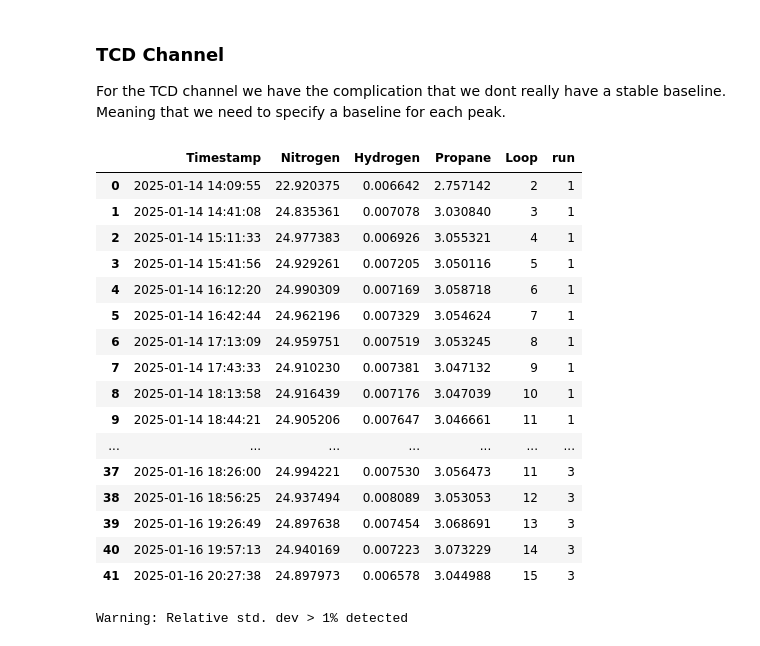
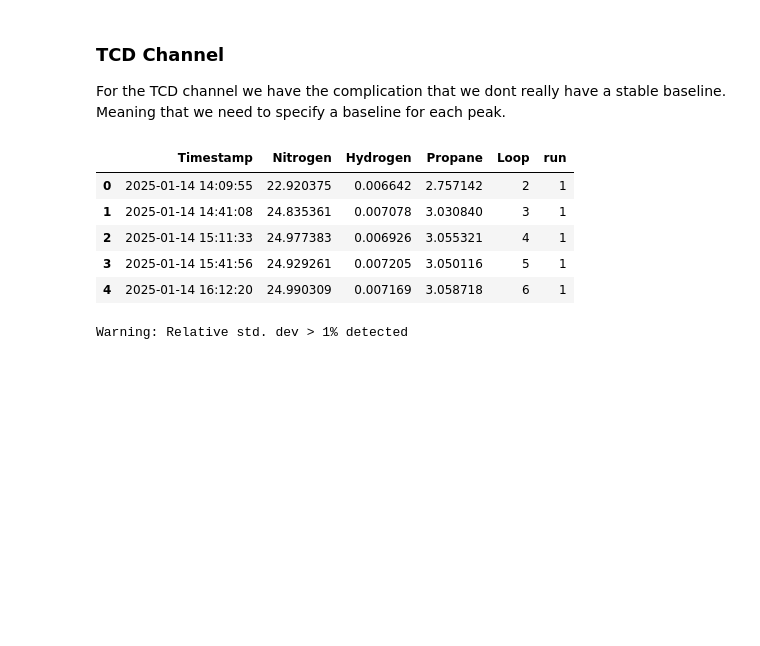
Before and after one commit to MyonicS/ChromStream, a Jupyter notebook: docs/example_notebooks/example_calibration.ipynb, the cells around one changed output. Saved outputs shown, nothing was run; the diff lists cells and outputs as text; code cells hidden in the pictures; blank space fills up the shorter version.

```diff
--- a/example_notebooks/example_calibration.ipynb
+++ b/docs/example_notebooks/example_calibration.ipynb
@@ -187,7 +187,7 @@ Calibration of the pyGCMS is more complicated as the system uses sample loops (1
 We load the gas mixture into all loops, and inject them one by one onto the system. The procesure is reapeated 3 times, to calibrate each loop individually.
 We therefore have 3 directories (for 3 seperate runs) containing the data
 # %%
-data_home = Path("..")/"dev_data" / "chroms" /  "pyGCMS_calibration"
+data_home = Path("../..")/"dev_data" / "chroms" /  "pyGCMS_calibration"
 dirs = sorted((data_home).iterdir())
 
 from chromstream.data_processing import min_subtract
@@ -291,45 +282,34 @@ from chromstream.data_processing import time_point_baseline
 
 Peaks = {'Nitrogen':[12.7,14.8],'Hydrogen': [10.9,11.3], 'Propane': [7.8,9]}
 baseline_points = {'Nitrogen': 12.5, 'Hydrogen': 10.9, 'Propane': [7.7]}
 integral_list = []
 for i,exp in enumerate(runs):
     integral_peak = {}
     for peak in Peaks:
         # apply the point baseline to a channel
         exp.channels['TCD'].apply_baseline(time_point_baseline, time_point=baseline_points[peak], inplace=True, suffix=f"_BL_t{baseline_points[peak]}")
         integrals = exp.channels['TCD'].integrate_peaks({peak: Peaks[peak]})
         integral_peak[peak] = integrals
 
     integrals = pd.concat(integral_peak.values(), axis=1)
     integrals = integrals.loc[:,~integrals.columns.duplicated()]#drop duplicate Timestamp columns
     integrals = integrals.sort_values('Timestamp').reset_index(drop=True)
     integrals['Loop'] = integrals.index + 1
     integrals['run'] = i+1
 
     #We drop the first row as it does not work properly
     integrals = integrals.drop(index=0)
     integral_list.append(integrals)
 
 all_integrals = pd.concat(integral_list).reset_index(drop=True)
-all_integrals
+all_integrals.head()
 # %% [output]
 |  | Timestamp | Nitrogen | Hydrogen | Propane | Loop | run |
 | 0 | 2025-01-14 14:09:55 | 22.920375 | 0.006642 | 2.757142 | 2 | 1 |
 | 1 | 2025-01-14 14:41:08 | 24.835361 | 0.007078 | 3.030840 | 3 | 1 |
 | 2 | 2025-01-14 15:11:33 | 24.977383 | 0.006926 | 3.055321 | 4 | 1 |
 | 3 | 2025-01-14 15:41:56 | 24.929261 | 0.007205 | 3.050116 | 5 | 1 |
 | 4 | 2025-01-14 16:12:20 | 24.990309 | 0.007169 | 3.058718 | 6 | 1 |
-| 5 | 2025-01-14 16:42:44 | 24.962196 | 0.007329 | 3.054624 | 7 | 1 |
-| 6 | 2025-01-14 17:13:09 | 24.959751 | 0.007519 | 3.053245 | 8 | 1 |
-| 7 | 2025-01-14 17:43:33 | 24.910230 | 0.007381 | 3.047132 | 9 | 1 |
-| 8 | 2025-01-14 18:13:58 | 24.916439 | 0.007176 | 3.047039 | 10 | 1 |
-| 9 | 2025-01-14 18:44:21 | 24.905206 | 0.007647 | 3.046661 | 11 | 1 |
-| ... | ... | ... | ... | ... | ... | ... |
-| 37 | 2025-01-16 18:26:00 | 24.994221 | 0.007530 | 3.056473 | 11 | 3 |
-| 38 | 2025-01-16 18:56:25 | 24.937494 | 0.008089 | 3.053053 | 12 | 3 |
-| 39 | 2025-01-16 19:26:49 | 24.897638 | 0.007454 | 3.068691 | 13 | 3 |
-| 40 | 2025-01-16 19:57:13 | 24.940169 | 0.007223 | 3.073229 | 14 | 3 |
-| 41 | 2025-01-16 20:27:38 | 24.897973 | 0.006578 | 3.044988 | 15 | 3 |
 # %%
 integrals_mean = all_integrals.groupby('Loop').mean().drop(columns=['run','Timestamp'])
 integrals_std = all_integrals.groupby('Loop').std().drop(columns=['run','Timestamp'])
```
Also changed, not shown: parts of 4 cells of this notebook, 2 other files.
